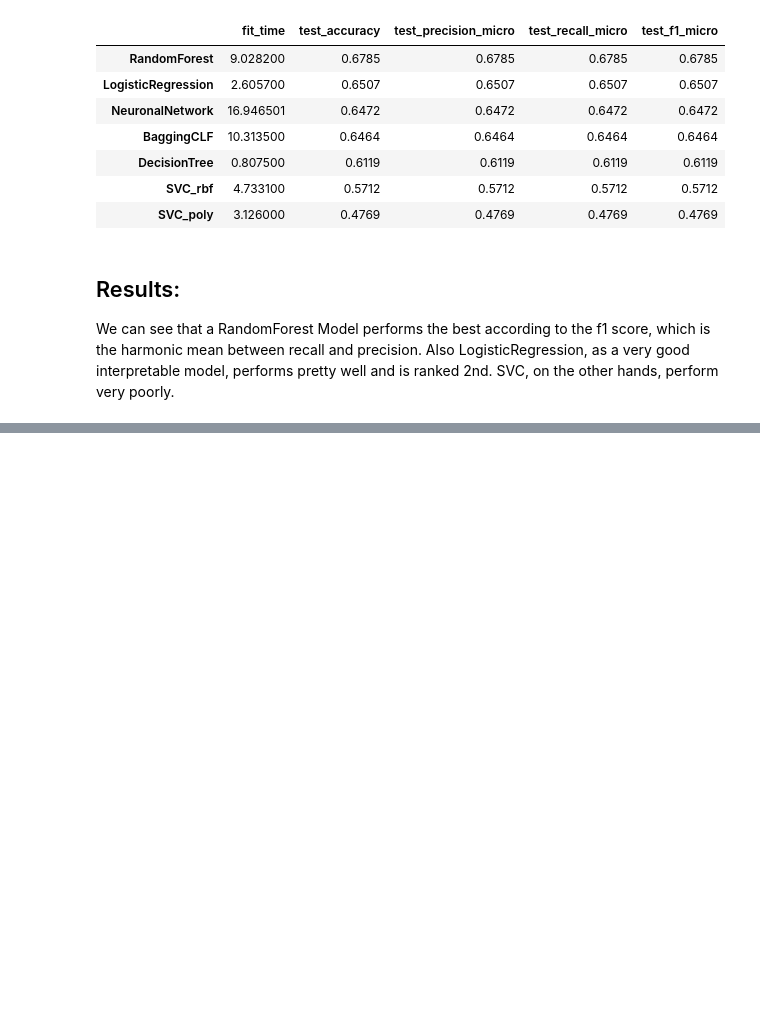
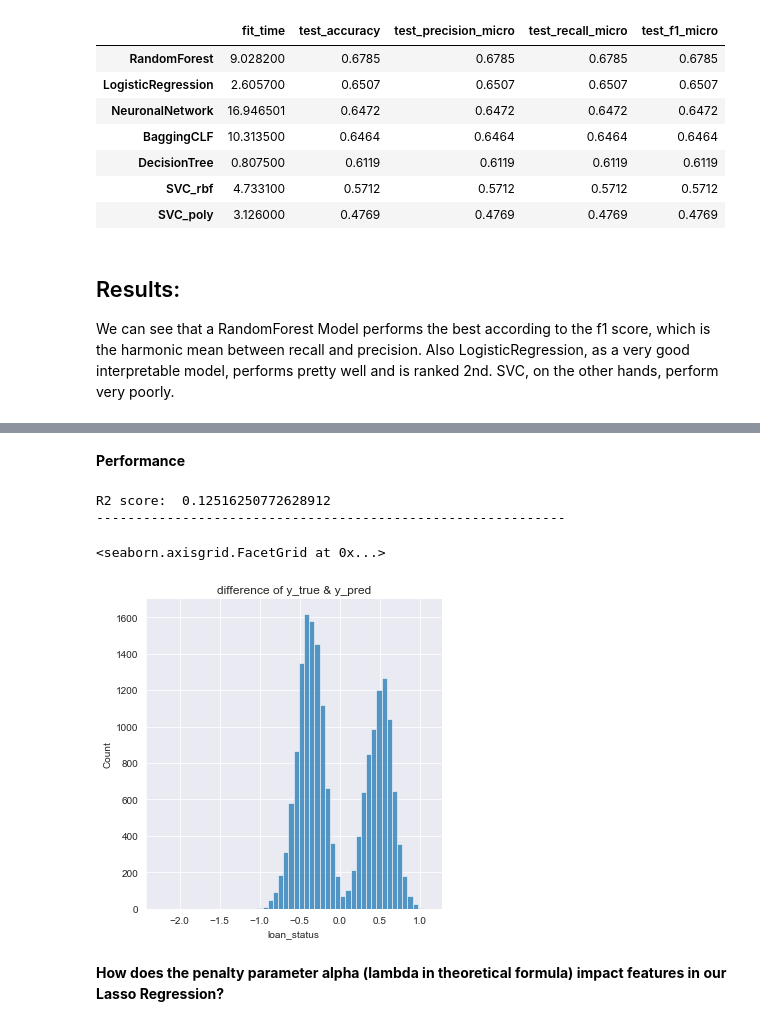
Before and after one commit to negralessio/advanced-ml-final-project, a Jupyter notebook: notebooks/predictions.ipynb, the cells around one changed output, grey strips where cells are left out. Saved outputs shown, nothing was run; the diff lists cells and outputs as text; code cells hidden in the pictures; blank space fills up the shorter version.

Commit message:
implement lasso feature selection

```diff
--- a/notebooks/predictions.ipynb
+++ b/notebooks/predictions.ipynb
@@ -423,0 +426,22 @@ We can see that a RandomForest Model performs the best according to the f1 score
+# %%
+%%time
+# define model
+pipeline = Pipeline([
+                     ('scaler',StandardScaler()),
+                     ('model',Lasso())
+])
+# define parameters
+param_grid = param = {
+    'model__alpha':[0.0001, 0.001, 0.01, 0.02, 1],
+    'model__fit_intercept':[True,False],
+    'model__positive':[True,False],
+    'model__selection':['cyclic','random'],
+    }
+
+# define search
+search = GridSearchCV(pipeline,
+                      param_grid,
+                      cv = 5, scoring="neg_mean_squared_error",verbose=1
+                      )
+# execute search
+search.fit(X_train,y_train)
@@ -423,0 +507,15 @@ We can see that a RandomForest Model performs the best according to the f1 score
+# %% [markdown]
+**Performance**
+# %%
+# predictions
+y_pred = search.predict(X_test)
+# visualizing the results
+print("R2 score: " , r2_score(y_test,y_pred), "\n" + "-" * 60)
+sns.displot(y_test-y_pred).set(title="difference of y_true & y_pred")
+# %% [output]
+R2 score:  0.12516250772628912
+------------------------------------------------------------
+<seaborn.axisgrid.FacetGrid at 0x...>
+[figure, added]
+# %% [markdown]
+**How does the penalty parameter alpha (lambda in theoretical formula) impact features in our Lasso Regression?**
```
Also changed, not shown: parts of 30 cells of this notebook, 2 other files.
